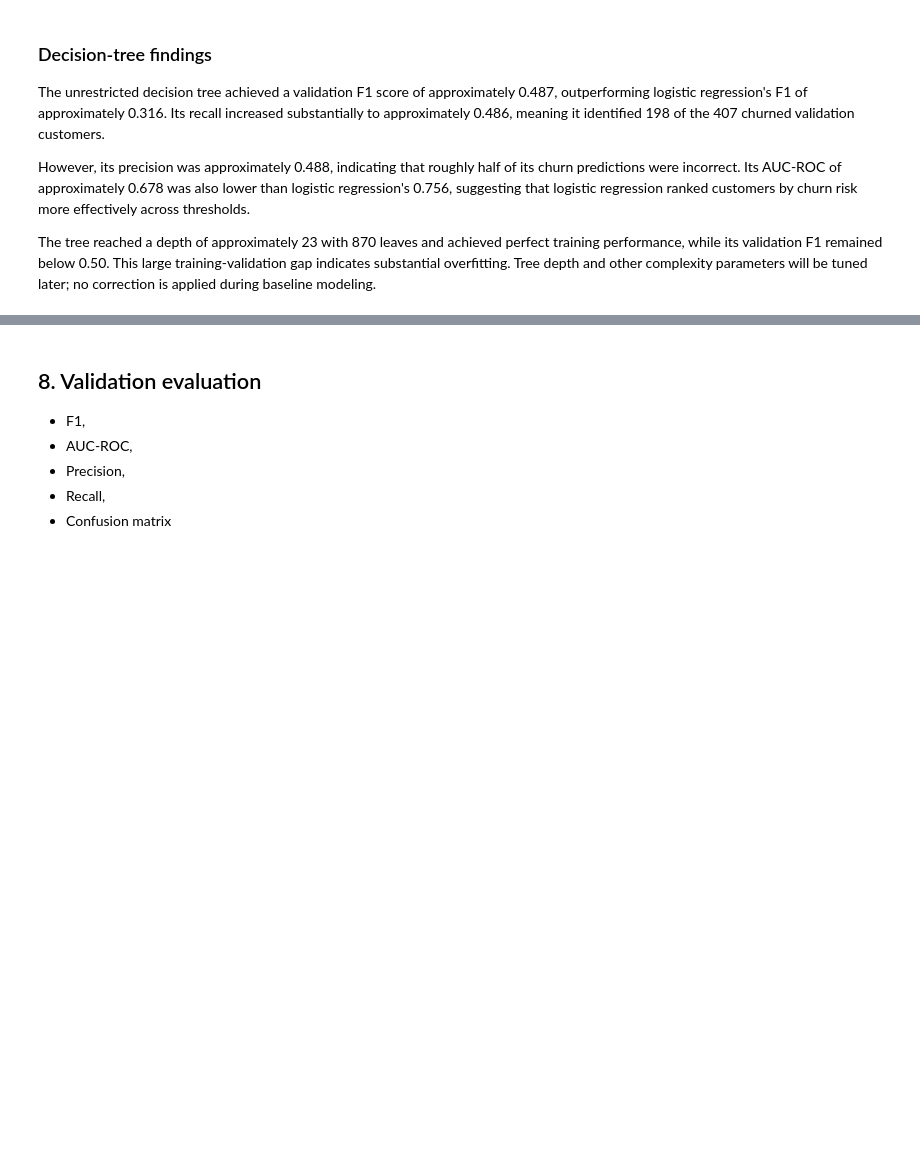
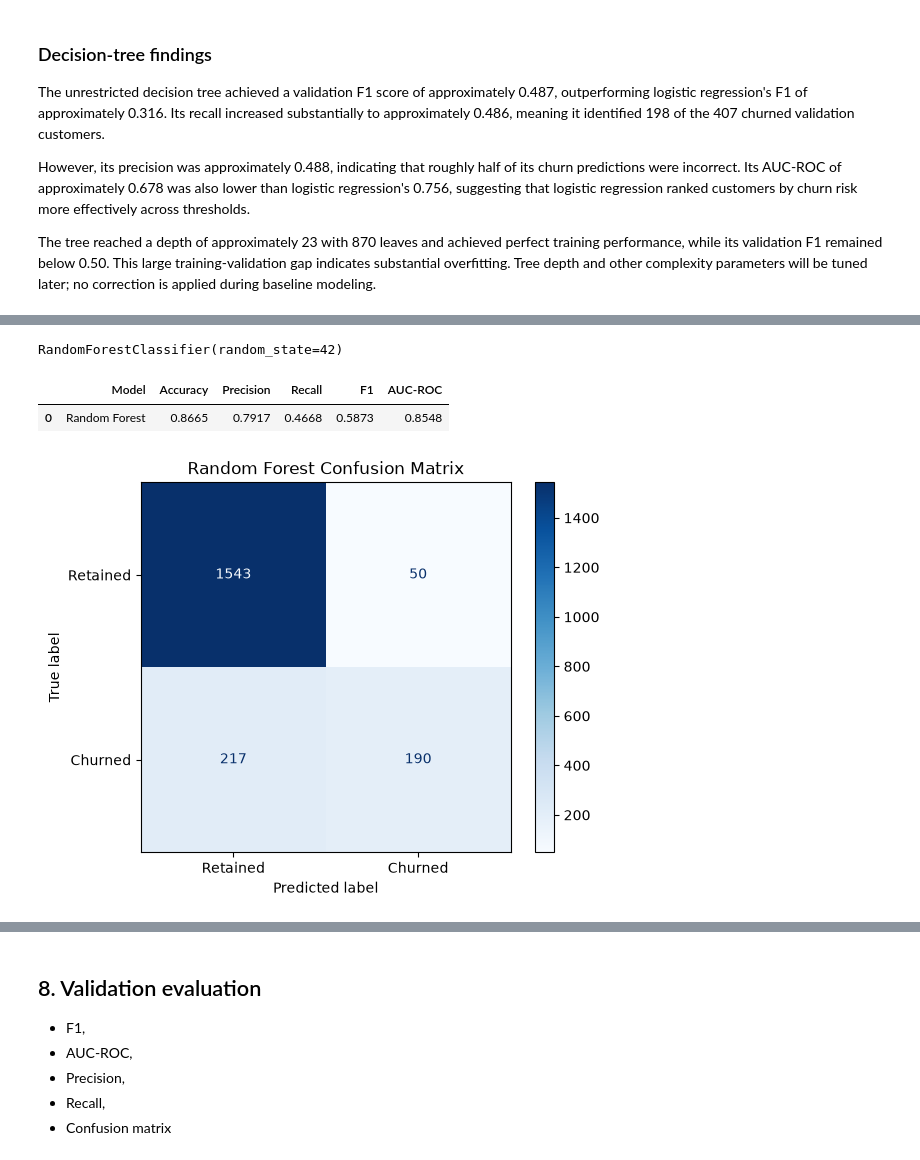
Before and after one commit to rklambiase/bank-customer-churn-prediction, a Jupyter notebook: notebooks/03_baseline_models.ipynb, the cells around one changed output, grey strips where cells are left out. Saved outputs shown, nothing was run; the diff lists cells and outputs as text; code cells hidden in the pictures; blank space fills up the shorter version.

Commit message:
Add Random Forest Classifier section

```diff
--- a/notebooks/03_baseline_models.ipynb
+++ b/notebooks/03_baseline_models.ipynb
@@ -390,0 +395,64 @@ The tree reached a depth of approximately 23 with 870 leaves and achieved perfec
+# %%
+# Train the random forest model using the training data
+
+from sklearn.ensemble import RandomForestClassifier
+
+random_forest_model = RandomForestClassifier(
+    random_state=42,
+)
+random_forest_model.fit(X_train, y_train)
+# %% [output]
+RandomForestClassifier(random_state=42)
+# %%
+# Validation predictions
+
+forest_predictions = random_forest_model.predict(X_val)
+forest_probabilities = random_forest_model.predict_proba(X_val)[:, 1]
+# %%
+# Metrics for the random forest model
+
+forest_results = {
+    'Model': 'Random Forest',
+    'Accuracy': accuracy_score(
+        y_val,
+        forest_predictions
+    ),
+    'Precision': precision_score(
+        y_val,
+        forest_predictions,
+        zero_division=0
+    ),
+    'Recall': recall_score(
+        y_val,
+        forest_predictions,
+        zero_division=0
+    ),
+    'F1': f1_score(
+        y_val,
+        forest_predictions,
+        zero_division=0
+    ),
+    'AUC-ROC': roc_auc_score(
+        y_val,
+        forest_probabilities
+    )
+}
+
+pd.DataFrame([forest_results]).round(4)
+# %% [output]
+|  | Model | Accuracy | Precision | Recall | F1 | AUC-ROC |
+| 0 | Random Forest | 0.8665 | 0.7917 | 0.4668 | 0.5873 | 0.8548 |
+# %%
+# Confusion matrix
+
+ConfusionMatrixDisplay.from_predictions(
+    y_val,
+    forest_predictions,
+    display_labels=['Retained', 'Churned'],
+    cmap='Blues'
+)
+
+plt.title('Random Forest Confusion Matrix')
+plt.show()
+# %% [output]
+[figure, added]
```
Also changed, not shown: parts of 6 cells of this notebook.
